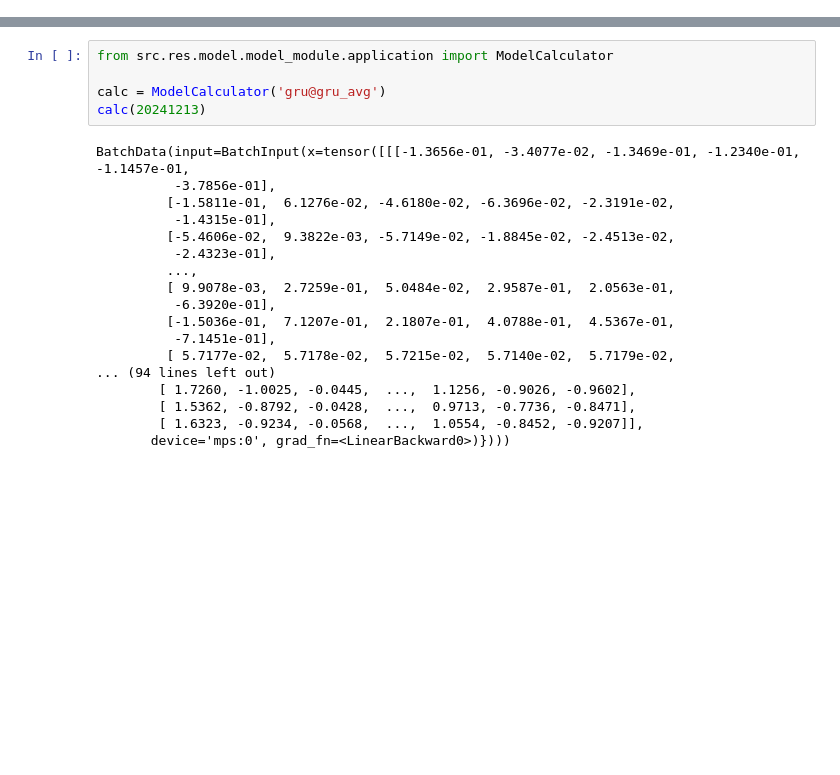
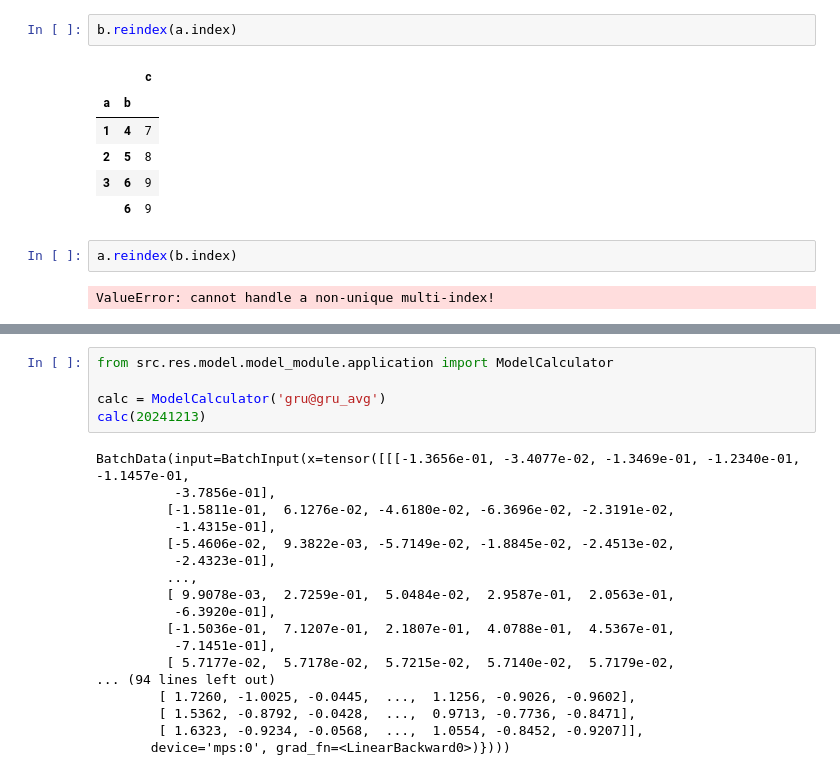
Before and after one commit to mengkjin/learndl, a Jupyter notebook: main.ipynb, the cells around one changed output, grey strips where cells are left out. Cells and saved outputs as stored; diff of their text form; blank space fills up the shorter version.

```diff
--- a/main.ipynb
+++ b/main.ipynb
@@ -0,0 +92,13 @@
+# %%
+b.reindex(a.index)
+# %% [output]
+|  |  | c |
+| a | b |  |
+| 1 | 4 | 7 |
+| 2 | 5 | 8 |
+| 3 | 6 | 9 |
+|  | 6 | 9 |
+# %%
+a.reindex(b.index)
+# %% [output]
+ValueError: cannot handle a non-unique multi-index!
```
Also changed, not shown: parts of 7 cells of this notebook, 36 other files.
